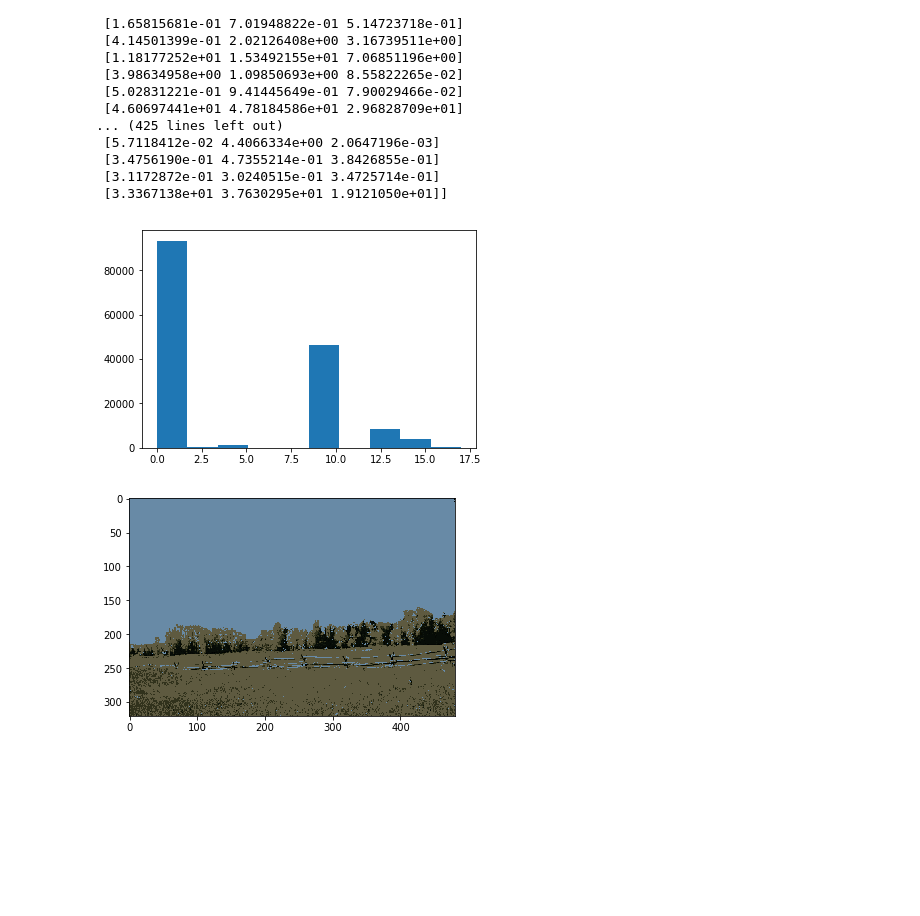
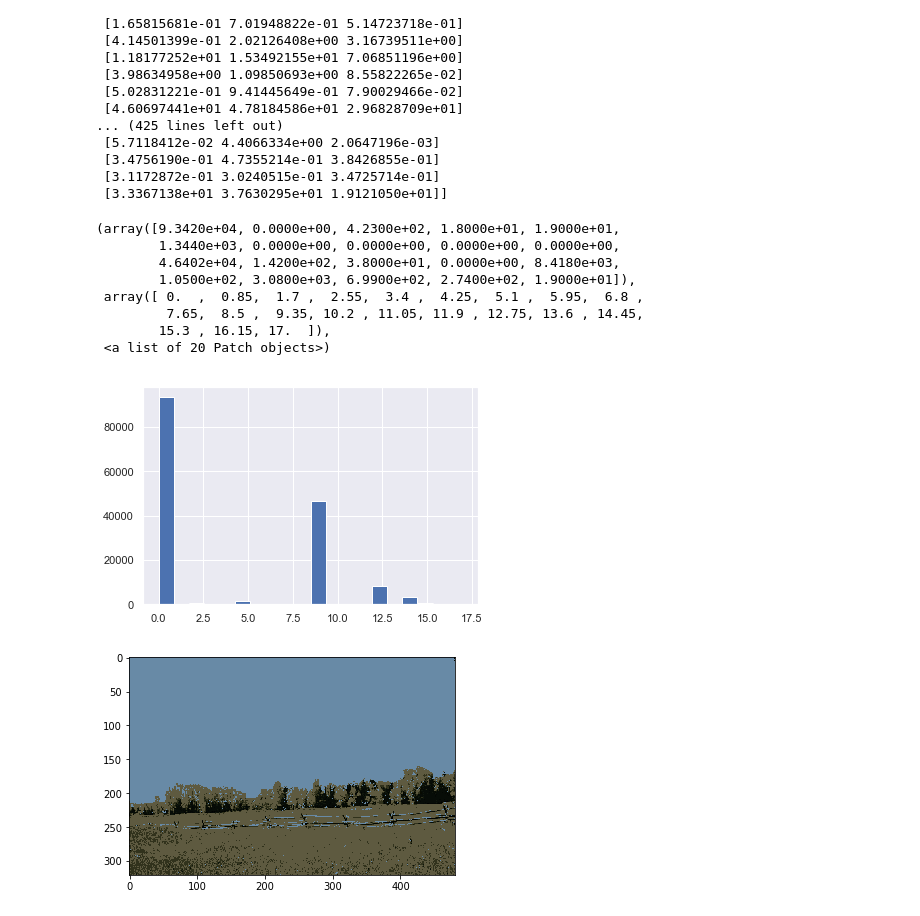
Before and after one commit to jiangzl2016/prob_prog_final_project, a Jupyter notebook: notebook-example/GMM_MCMC.ipynb, the cells around one changed output. Cells and saved outputs as stored; diff of their text form; code cells hidden in the pictures; blank space fills up the shorter version.

```diff
--- a/notebook-example/GMM_MCMC.ipynb
+++ b/notebook-example/GMM_MCMC.ipynb
@@ -150,10 +150,18 @@ clusters = tf.argmax(log_liks, 1).eval()
 result_img_dirs = '../tmp/img_result/{}'.format(current_time)
 os.makedirs(result_img_dirs)
 # %%
-plt.hist(clusters)
-plt.savefig('../tmp/img_result/{}/cluster_dist_img={}_K={}_T={}_Time={}.png'.format(current_time,img_no, K, T, current_time))
+plt.hist(clusters,bins=K)
+#plt.savefig('../tmp/img_result/{}/cluster_dist_img={}_K={}_T={}_Time={}.png'.format(current_time,img_no, K, T, current_time))
 # %% [output]
+(array([9.3420e+04, 0.0000e+00, 4.2300e+02, 1.8000e+01, 1.9000e+01,
+        1.3440e+03, 0.0000e+00, 0.0000e+00, 0.0000e+00, 0.0000e+00,
+        4.6402e+04, 1.4200e+02, 3.8000e+01, 0.0000e+00, 8.4180e+03,
+        1.0500e+02, 3.0800e+03, 6.9900e+02, 2.7400e+02, 1.9000e+01]),
+ array([ 0.  ,  0.85,  1.7 ,  2.55,  3.4 ,  4.25,  5.1 ,  5.95,  6.8 ,
+         7.65,  8.5 ,  9.35, 10.2 , 11.05, 11.9 , 12.75, 13.6 , 14.45,
+        15.3 , 16.15, 17.  ]),
+ <a list of 20 Patch objects>)
-[figure, old version]
+[figure, new version]
 # %%
 #new_img = tf.gather(running_cluster_means, tf.argmax(log_liks, 1))
 # %%
```
